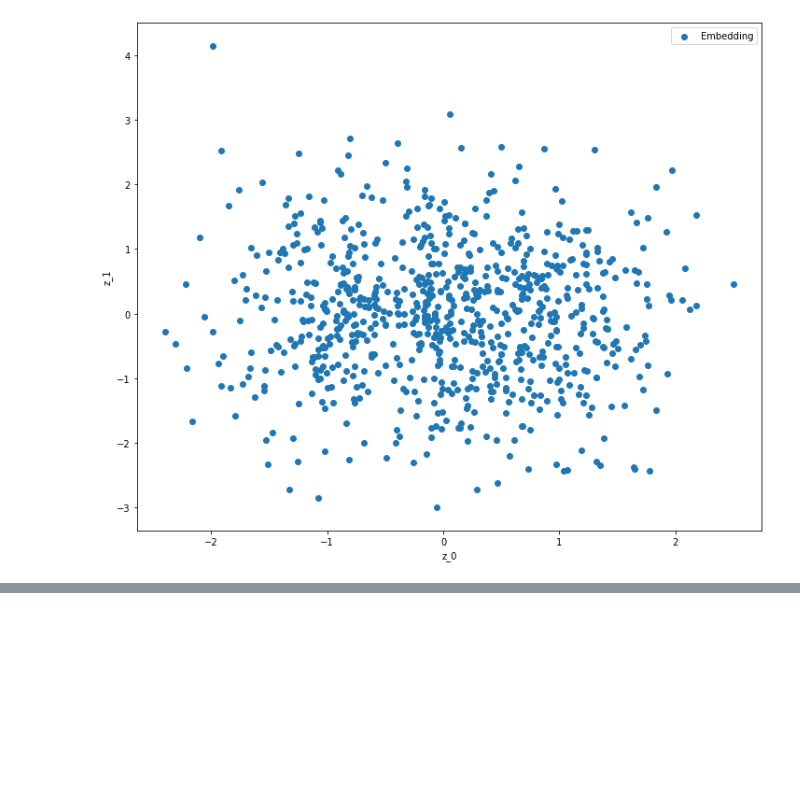
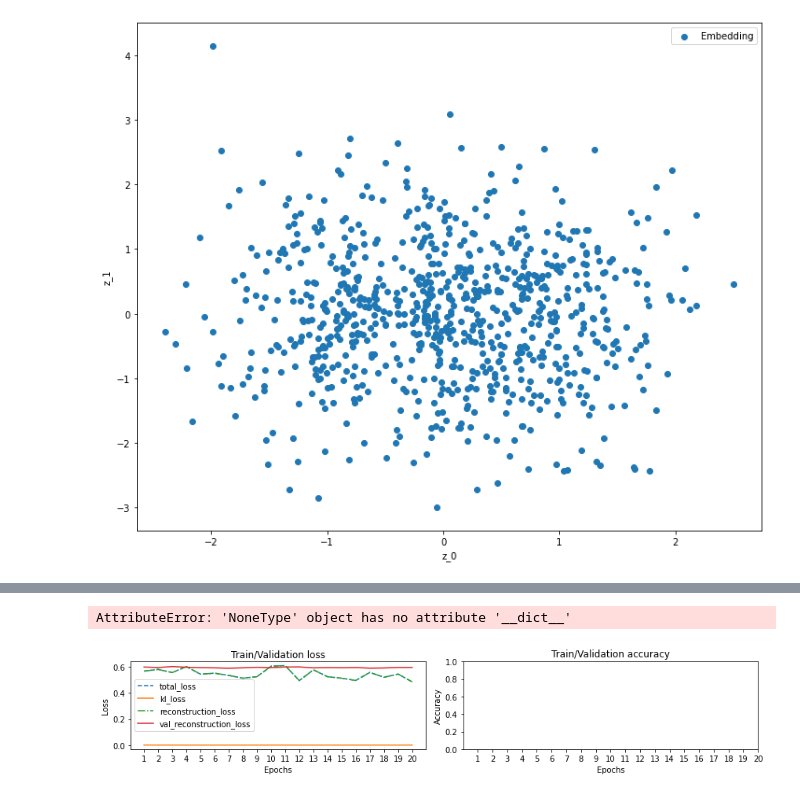
Before and after one commit to fromSA/masterShifu, a Jupyter notebook: CVAE.ipynb, the cells around one changed output, grey strips where cells are left out. Drawn from its saved outputs; the diff is of its cells as text; code cells hidden in the pictures; blank space fills up the shorter version.

Commit message:
model-selection vae

```diff
--- a/CVAE.ipynb
+++ b/CVAE.ipynb
@@ -467,0 +687,50 @@ class CGAN(keras.Model):
+# %%
+
+modeler.load(filepath)
+# %%
+val_accuracy_key = 'val_acc'
+accuracy_key = 'acc'
+
+#reconstruction_loss
+#kl_loss
+
+def plot_training_histories(training_histories, paramdict: dict=None, **kwargs):
+    '''Plots given a list of keras training histories, gives a quick summary in plots as well'''
+    fig, axes = plt.subplots(len(training_histories), 2, figsize=(12, 2.5*len(training_histories)))
+    xepochs = np.arange(1, len(training_histories[0].history['loss'])+1)
+
+    axes = axes.reshape(-1, 2)
+    for i, hist in enumerate(training_histories):
+        axes[i,0].plot(xepochs, hist.history['loss'], linestyle='--', **kwargs)
+        axes[i,0].plot(xepochs, hist.history['kl_loss'], **kwargs)
+        axes[i,0].plot(xepochs, hist.history['reconstruction_loss'],linestyle='dashdot', **kwargs)
+        axes[i,0].plot(xepochs, hist.history["val_reconstruction_loss"], **kwargs)
+
+        if paramdict:
+            axes[i,0].text(
+                x=-0.55,
+                y=0.55,
+                s=generate_text(hist, paramdict[i]),
+                horizontalalignment='center',
+                verticalalignment='center',
+                transform=axes[i,0].transAxes,
+
+                fontsize=12)
+
+    axes[0,0].set_title("Train/Validation loss")
+    axes[0,0].legend(['total_loss', 'kl_loss', 'reconstruction_loss','val_reconstruction_loss'])
+    plt.setp(axes[:,0], ylabel='Loss') # Left column
+    plt.setp(axes[:,1], ylabel='Accuracy') # Right column
+    plt.setp(axes[-1,:], xlabel='Epochs') # Last row
+    plt.setp(axes, xticks=xepochs)
+
+    plt.tight_layout()
+    plt.show()
+# %%
+modeler.model.history.__dict__
+# %% [output]
+AttributeError: 'NoneType' object has no attribute '__dict__'
+# %%
+plot_training_histories([modeler.model.history])
+# %% [output]
+[figure, added]
```
Also changed, not shown: parts of 36 cells of this notebook, 6 other files.
